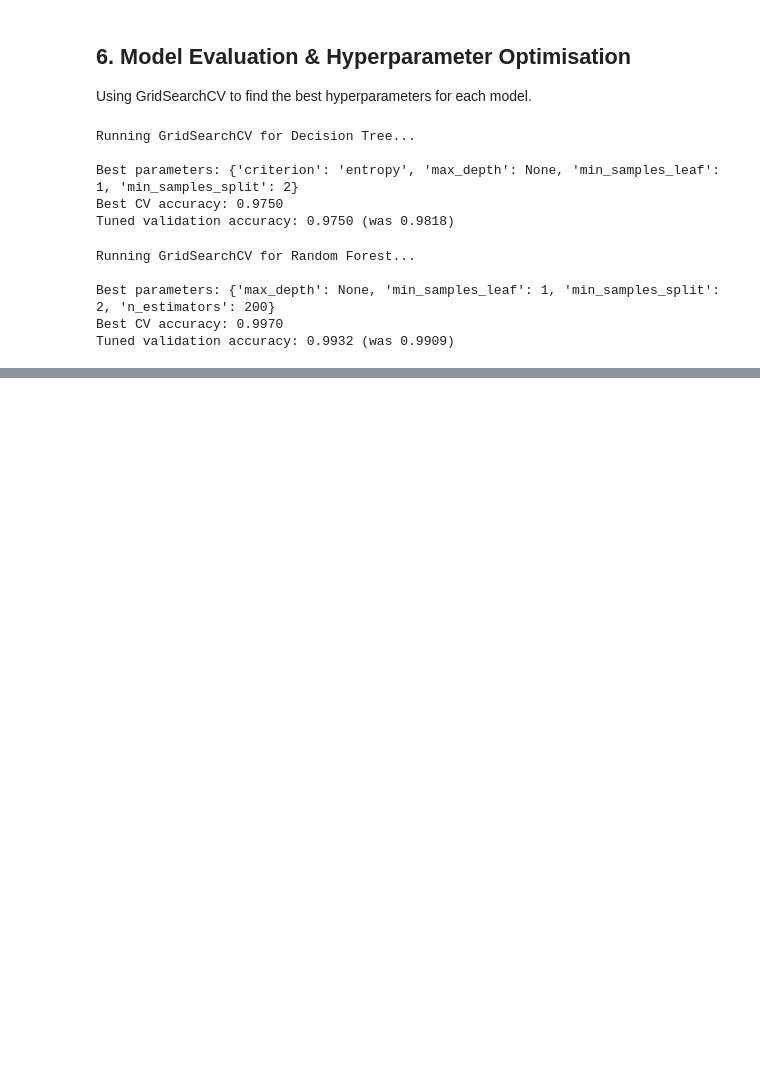
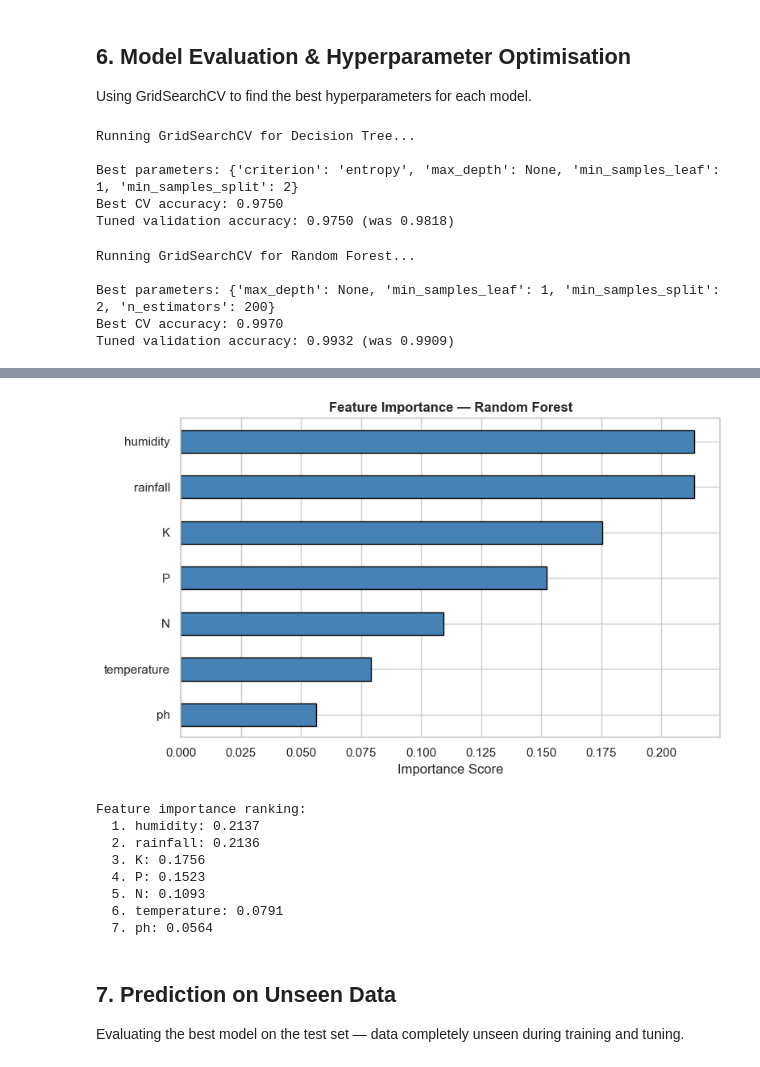
Before and after one commit to roshanashraf09/crop_recommendation_big_data_project, a Jupyter notebook: crop_recommendation.ipynb, the cells around one changed output, grey strips where cells are left out. Cells and saved outputs as stored; diff of their text form; code cells hidden in the pictures; blank space fills up the shorter version.

```diff
--- a/crop_recommendation.ipynb
+++ b/crop_recommendation.ipynb
@@ -523,0 +617,28 @@ Tuned validation accuracy: 0.9932 (was 0.9909)
+# %%
+importances = rf_tuned.feature_importances_
+feat_imp = pd.Series(importances, index=X.columns).sort_values(ascending=True)
+
+fig, ax = plt.subplots(figsize=(8, 5))
+feat_imp.plot(kind='barh', color='steelblue', edgecolor='black', ax=ax)
+ax.set_title('Feature Importance — Random Forest', fontweight='bold')
+ax.set_xlabel('Importance Score')
+plt.tight_layout()
+plt.show()
+
+print("Feature importance ranking:")
+for i, (feat, imp) in enumerate(feat_imp.sort_values(ascending=False).items(), 1):
+    print(f"  {i}. {feat}: {imp:.4f}")
+# %% [output]
+[figure, added]
+Feature importance ranking:
+  1. humidity: 0.2137
+  2. rainfall: 0.2136
+  3. K: 0.1756
+  4. P: 0.1523
+  5. N: 0.1093
+  6. temperature: 0.0791
+  7. ph: 0.0564
+# %% [markdown]
+## 7. Prediction on Unseen Data
+
+Evaluating the best model on the test set — data completely unseen during training and tuning.
```
Also changed, not shown: parts of 3 cells of this notebook.
